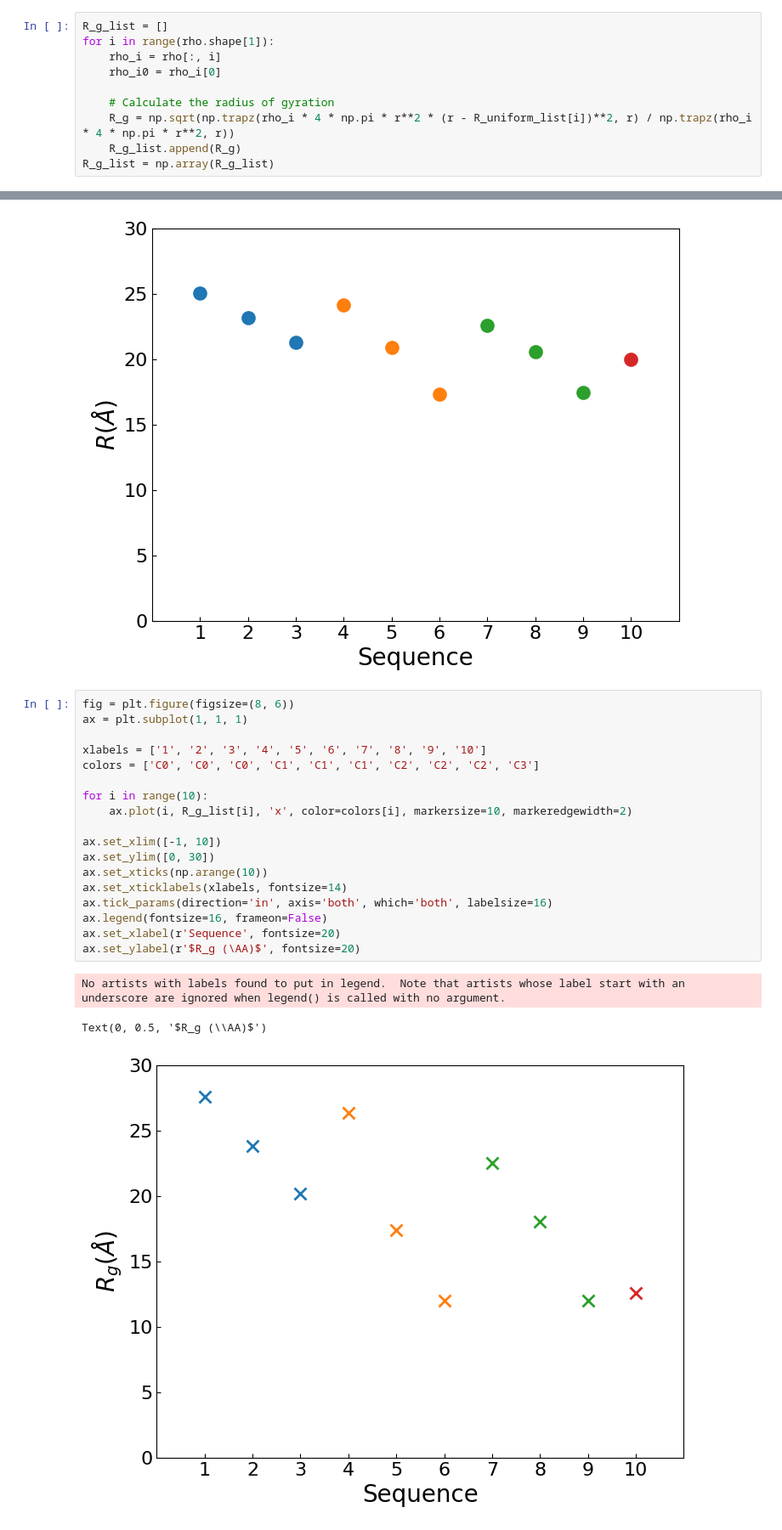
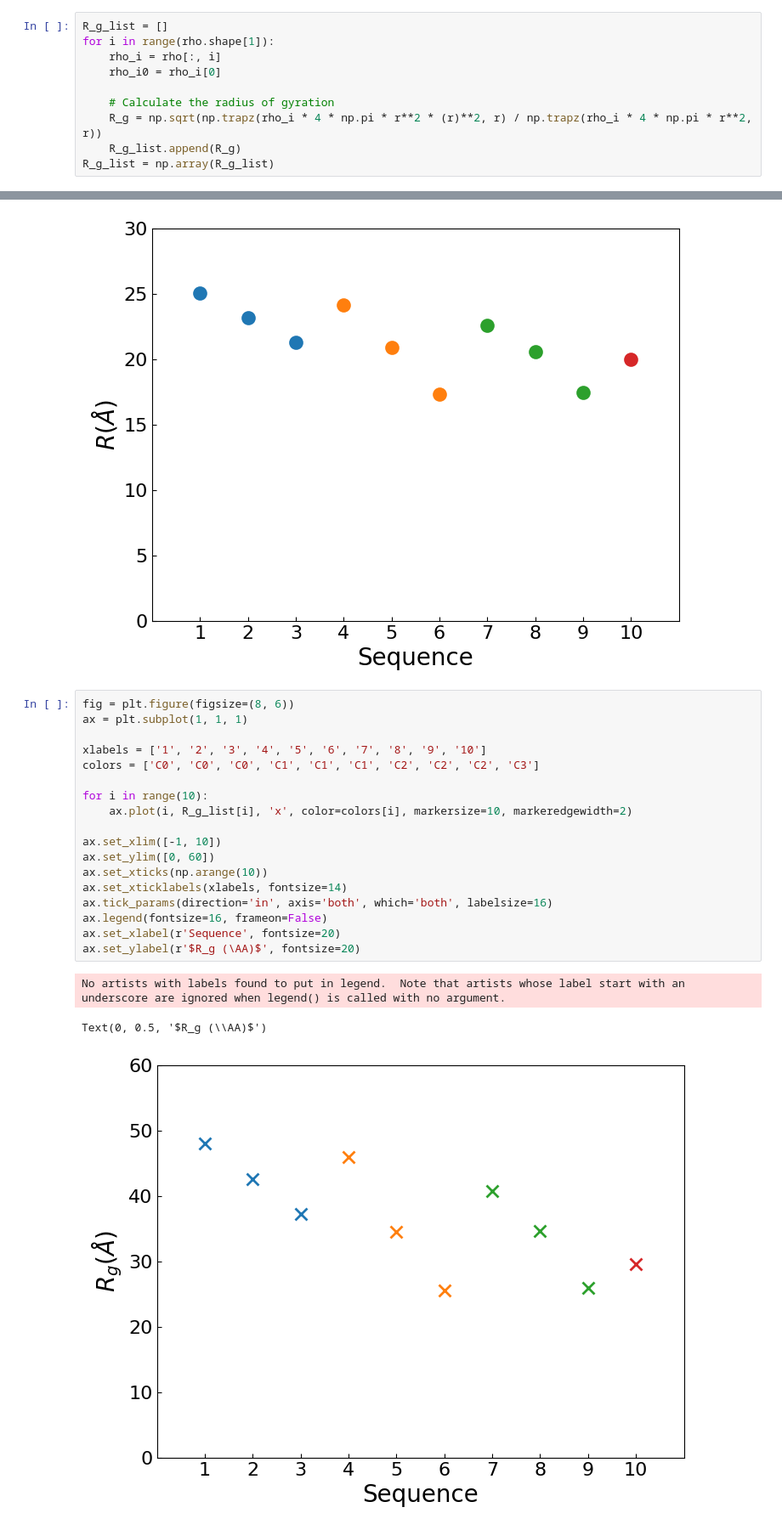
Before and after one commit to ch-tung/cv_SANS, a Jupyter notebook: curvefit/semidilute/analysis/figure_rho.ipynb, the cells around one changed output, grey strips where cells are left out. Shown at 85% size. Cells and saved outputs as stored; diff of their text form.

```diff
--- a/curvefit/semidilute/analysis/figure_rho.ipynb
+++ b/curvefit/semidilute/analysis/figure_rho.ipynb
@@ -61,7 +61,7 @@ for i in range(rho.shape[1]):
     rho_i0 = rho_i[0]
 
     # Calculate the radius of gyration
-    R_g = np.sqrt(np.trapz(rho_i * 4 * np.pi * r**2 * (r - R_uniform_list[i])**2, r) / np.trapz(rho_i * 4 * np.pi * r**2, r))
+    R_g = np.sqrt(np.trapz(rho_i * 4 * np.pi * r**2 * (r)**2, r) / np.trapz(rho_i * 4 * np.pi * r**2, r))
     R_g_list.append(R_g)
 R_g_list = np.array(R_g_list)
 # %%
@@ -89,25 +89,25 @@ Text(0, 0.5, '$R (\\AA)$')
 # %%
 fig = plt.figure(figsize=(8, 6))
 ax = plt.subplot(1, 1, 1)
 
 xlabels = ['1', '2', '3', '4', '5', '6', '7', '8', '9', '10']
 colors = ['C0', 'C0', 'C0', 'C1', 'C1', 'C1', 'C2', 'C2', 'C2', 'C3']
 
 for i in range(10):
     ax.plot(i, R_g_list[i], 'x', color=colors[i], markersize=10, markeredgewidth=2)
 
 ax.set_xlim([-1, 10])
-ax.set_ylim([0, 30])
+ax.set_ylim([0, 60])
 ax.set_xticks(np.arange(10))
 ax.set_xticklabels(xlabels, fontsize=14)
 ax.tick_params(direction='in', axis='both', which='both', labelsize=16)
 ax.legend(fontsize=16, frameon=False)
 ax.set_xlabel(r'Sequence', fontsize=20)
 ax.set_ylabel(r'$R_g (\AA)$', fontsize=20)
 # %% [output]
 No artists with labels found to put in legend.  Note that artists whose label start with an underscore are ignored when legend() is called with no argument.
 Text(0, 0.5, '$R_g (\\AA)$')
-[figure, old version]
+[figure, new version]
 # %%
 fig = plt.figure(figsize=(8, 6))
 ax = plt.subplot(1, 1, 1)
```
